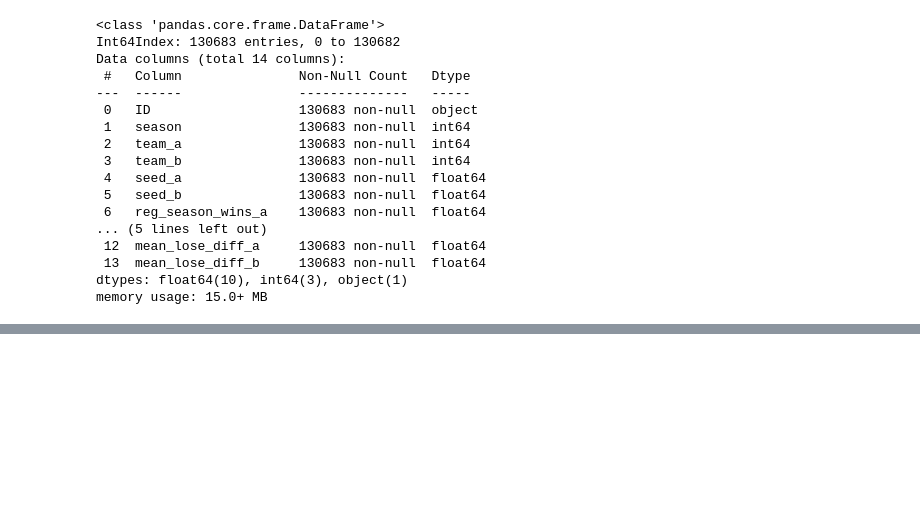
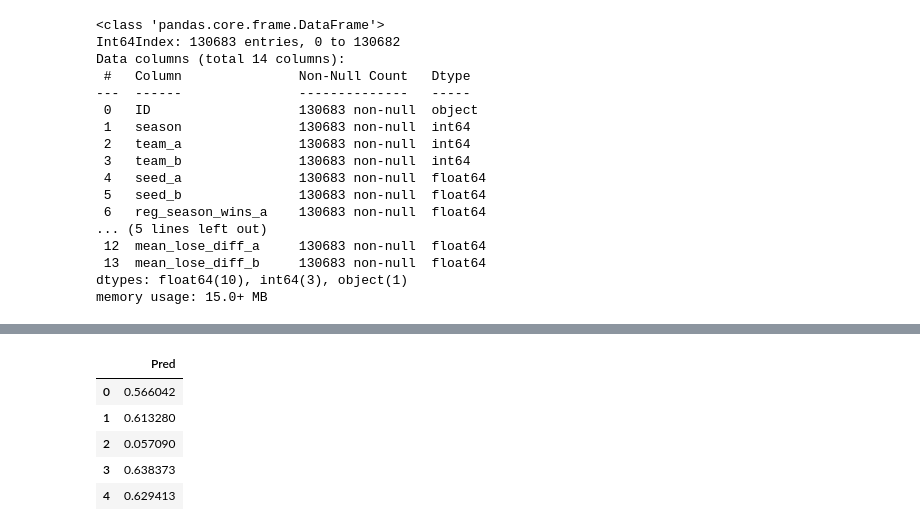
Before and after one commit to akaigraham/main-ML, a Jupyter notebook: march-madness-simulation/notebooks/mm-23.ipynb, the cells around one changed output, grey strips where cells are left out. Drawn from its saved outputs; the diff is of its cells as text; code cells hidden in the pictures; blank space fills up the shorter version.

```diff
--- a/march-madness-simulation/notebooks/mm-23.ipynb
+++ b/march-madness-simulation/notebooks/mm-23.ipynb
@@ -692,0 +745,12 @@ memory usage: 15.0+ MB
+# %%
+# drop loss_prob
+submission = submission.drop('loss_prob', axis=1)
+submission.columns = ['Pred']
+submission.head()
+# %% [output]
+|  | Pred |
+| 0 | 0.566042 |
+| 1 | 0.613280 |
+| 2 | 0.057090 |
+| 3 | 0.638373 |
+| 4 | 0.629413 |
```
Also changed, not shown: parts of 14 cells of this notebook.
